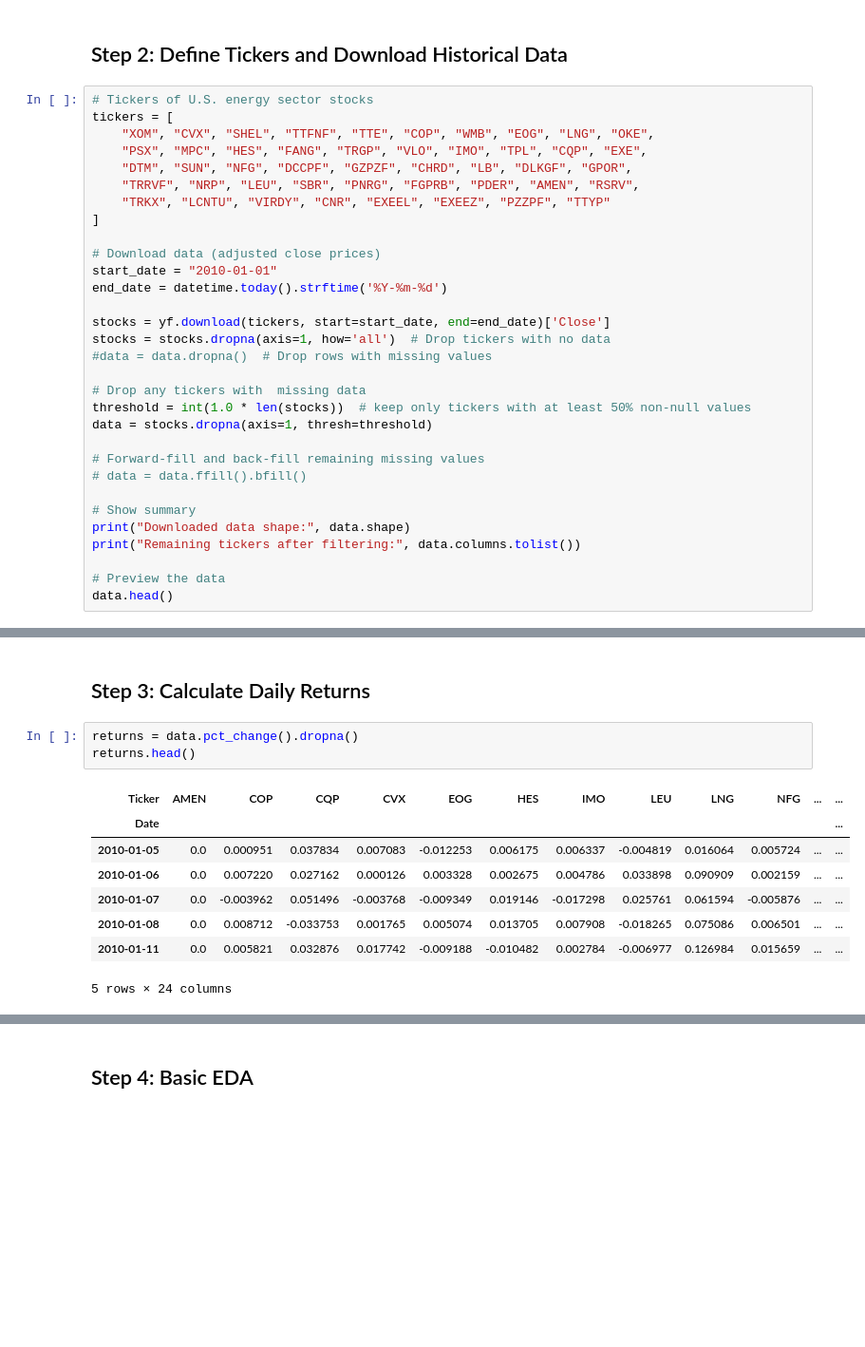
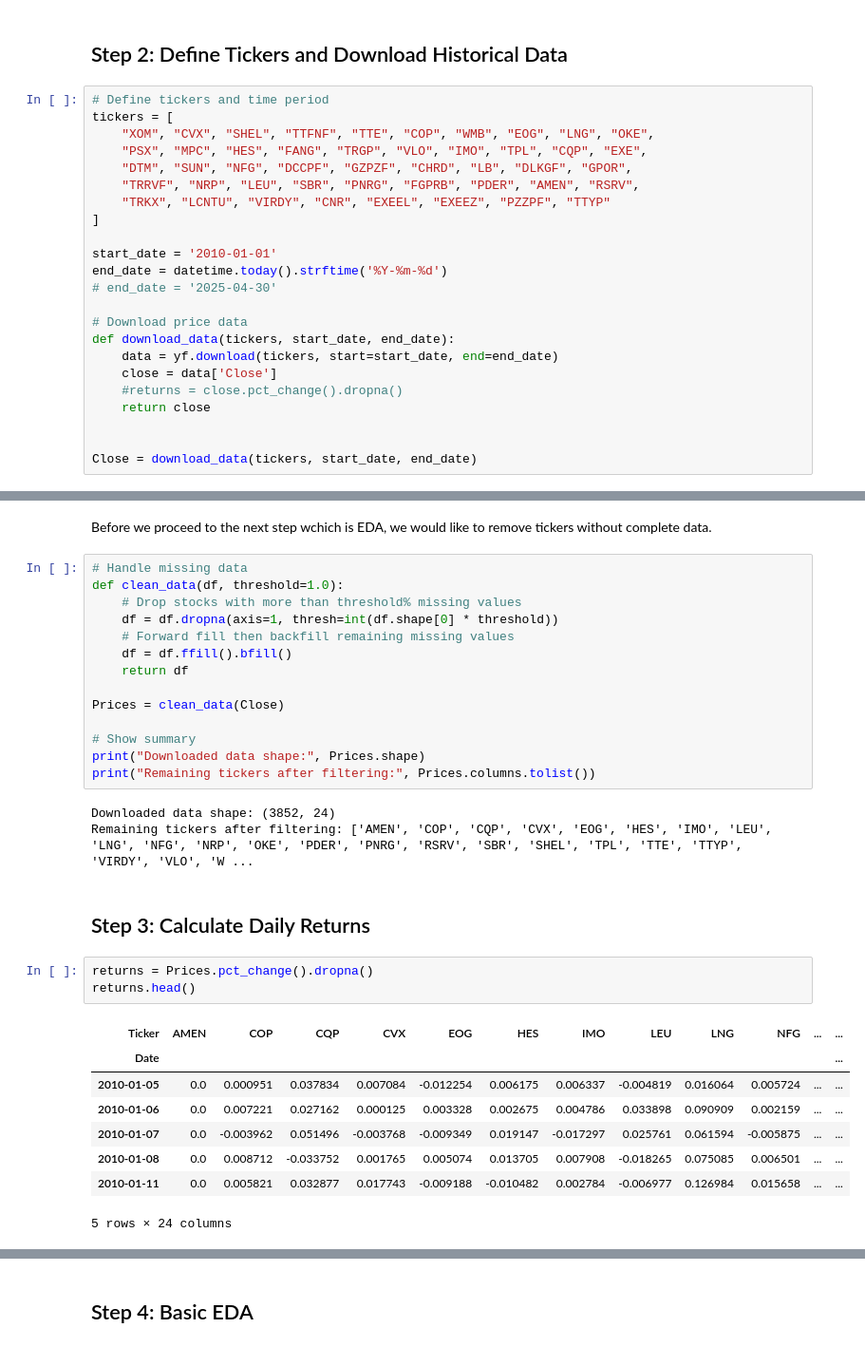
Before and after one commit to TechDeo/MScFE-Capstone-Group-9192, a Jupyter notebook: CAPSTONE_NOTEBOOK_1.ipynb, the cells around one changed output, grey strips where cells are left out. Shown at 95% size. Saved outputs shown, nothing was run; the diff lists cells and outputs as text; blank space fills up the shorter version.

```diff
--- a/CAPSTONE_NOTEBOOK_1.ipynb
+++ b/CAPSTONE_NOTEBOOK_1.ipynb
@@ -16,7 +36,7 @@ sns.set(style='whitegrid')
 # %% [markdown]
 ## Step 2: Define Tickers and Download Historical Data
 # %%
-# Tickers of U.S. energy sector stocks
+# Define tickers and time period
 tickers = [
     "XOM", "CVX", "SHEL", "TTFNF", "TTE", "COP", "WMB", "EOG", "LNG", "OKE",
     "PSX", "MPC", "HES", "FANG", "TRGP", "VLO", "IMO", "TPL", "CQP", "EXE",
@@ -25,27 +45,19 @@ tickers = [
     "TRKX", "LCNTU", "VIRDY", "CNR", "EXEEL", "EXEEZ", "PZZPF", "TTYP"
 ]
 
-# Download data (adjusted close prices)
-start_date = "2010-01-01"
+start_date = '2010-01-01'
 end_date = datetime.today().strftime('%Y-%m-%d')
+# end_date = '2025-04-30'
 
-stocks = yf.download(tickers, start=start_date, end=end_date)['Close']
-stocks = stocks.dropna(axis=1, how='all')  # Drop tickers with no data
-#data = data.dropna()  # Drop rows with missing values
+# Download price data
+def download_data(tickers, start_date, end_date):
+    data = yf.download(tickers, start=start_date, end=end_date)
+    close = data['Close']
+    #returns = close.pct_change().dropna()
+    return close
 
-# Drop any tickers with  missing data
-threshold = int(1.0 * len(stocks))  # keep only tickers with at least 50% non-null values
-data = stocks.dropna(axis=1, thresh=threshold)
 
-# Forward-fill and back-fill remaining missing values
-# data = data.ffill().bfill()
-
-# Show summary
-print("Downloaded data shape:", data.shape)
-print("Remaining tickers after filtering:", data.columns.tolist())
-
-# Preview the data
-data.head()
+Close = download_data(tickers, start_date, end_date)
 # %% [output]
 YF.download() has changed argument auto_adjust default to True
 [*********************100%***********************]  46 of 46 completed
@@ -62,15 +88,34 @@ Remaining tickers after filtering: ['AMEN', 'COP', 'CQP', 'CVX', 'EOG', 'HES', '
+# %% [markdown]
+Before we proceed to the next step wchich is EDA, we would like to remove tickers without complete data.
+# %%
+# Handle missing data
+def clean_data(df, threshold=1.0):
+    # Drop stocks with more than threshold% missing values
+    df = df.dropna(axis=1, thresh=int(df.shape[0] * threshold))
+    # Forward fill then backfill remaining missing values
+    df = df.ffill().bfill()
+    return df
+
+Prices = clean_data(Close)
+
+# Show summary
+print("Downloaded data shape:", Prices.shape)
+print("Remaining tickers after filtering:", Prices.columns.tolist())
+# %% [output]
+Downloaded data shape: (3852, 24)
+Remaining tickers after filtering: ['AMEN', 'COP', 'CQP', 'CVX', 'EOG', 'HES', 'IMO', 'LEU', 'LNG', 'NFG', 'NRP', 'OKE', 'PDER', 'PNRG', 'RSRV', 'SBR', 'SHEL', 'TPL', 'TTE', 'TTYP', 'VIRDY', 'VLO', 'W ...
 # %% [markdown]
 ## Step 3: Calculate Daily Returns
 # %%
-returns = data.pct_change().dropna()
+returns = Prices.pct_change().dropna()
 returns.head()
 # %% [output]
 | Ticker | AMEN | COP | CQP | CVX | EOG | HES | IMO | LEU | LNG | NFG | ... | ... |
 | Date |  |  |  |  |  |  |  |  |  |  |  | ... |
-| 2010-01-05 | 0.0 | 0.000951 | 0.037834 | 0.007083 | -0.012253 | 0.006175 | 0.006337 | -0.004819 | 0.016064 | 0.005724 | ... | ... |
-| 2010-01-06 | 0.0 | 0.007220 | 0.027162 | 0.000126 | 0.003328 | 0.002675 | 0.004786 | 0.033898 | 0.090909 | 0.002159 | ... | ... |
-| 2010-01-07 | 0.0 | -0.003962 | 0.051496 | -0.003768 | -0.009349 | 0.019146 | -0.017298 | 0.025761 | 0.061594 | -0.005876 | ... | ... |
-| 2010-01-08 | 0.0 | 0.008712 | -0.033753 | 0.001765 | 0.005074 | 0.013705 | 0.007908 | -0.018265 | 0.075086 | 0.006501 | ... | ... |
-| 2010-01-11 | 0.0 | 0.005821 | 0.032876 | 0.017742 | -0.009188 | -0.010482 | 0.002784 | -0.006977 | 0.126984 | 0.015659 | ... | ... |
+| 2010-01-05 | 0.0 | 0.000951 | 0.037834 | 0.007084 | -0.012254 | 0.006175 | 0.006337 | -0.004819 | 0.016064 | 0.005724 | ... | ... |
+| 2010-01-06 | 0.0 | 0.007221 | 0.027162 | 0.000125 | 0.003328 | 0.002675 | 0.004786 | 0.033898 | 0.090909 | 0.002159 | ... | ... |
+| 2010-01-07 | 0.0 | -0.003962 | 0.051496 | -0.003768 | -0.009349 | 0.019147 | -0.017297 | 0.025761 | 0.061594 | -0.005875 | ... | ... |
+| 2010-01-08 | 0.0 | 0.008712 | -0.033752 | 0.001765 | 0.005074 | 0.013705 | 0.007908 | -0.018265 | 0.075085 | 0.006501 | ... | ... |
+| 2010-01-11 | 0.0 | 0.005821 | 0.032877 | 0.017743 | -0.009188 | -0.010482 | 0.002784 | -0.006977 | 0.126984 | 0.015658 | ... | ... |
 5 rows × 24 columns
 # %%
```
Also changed, not shown: parts of 24 cells of this notebook.
